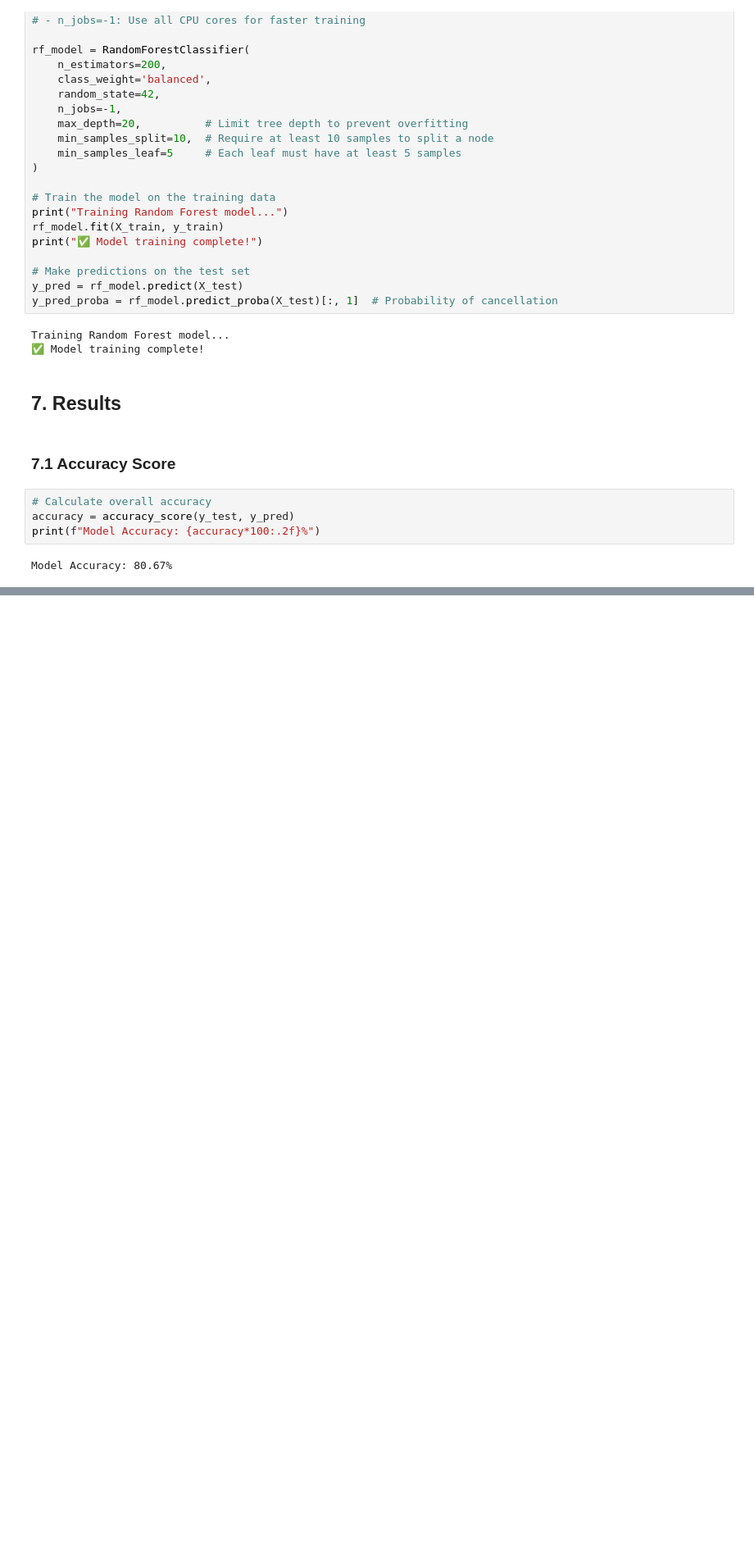
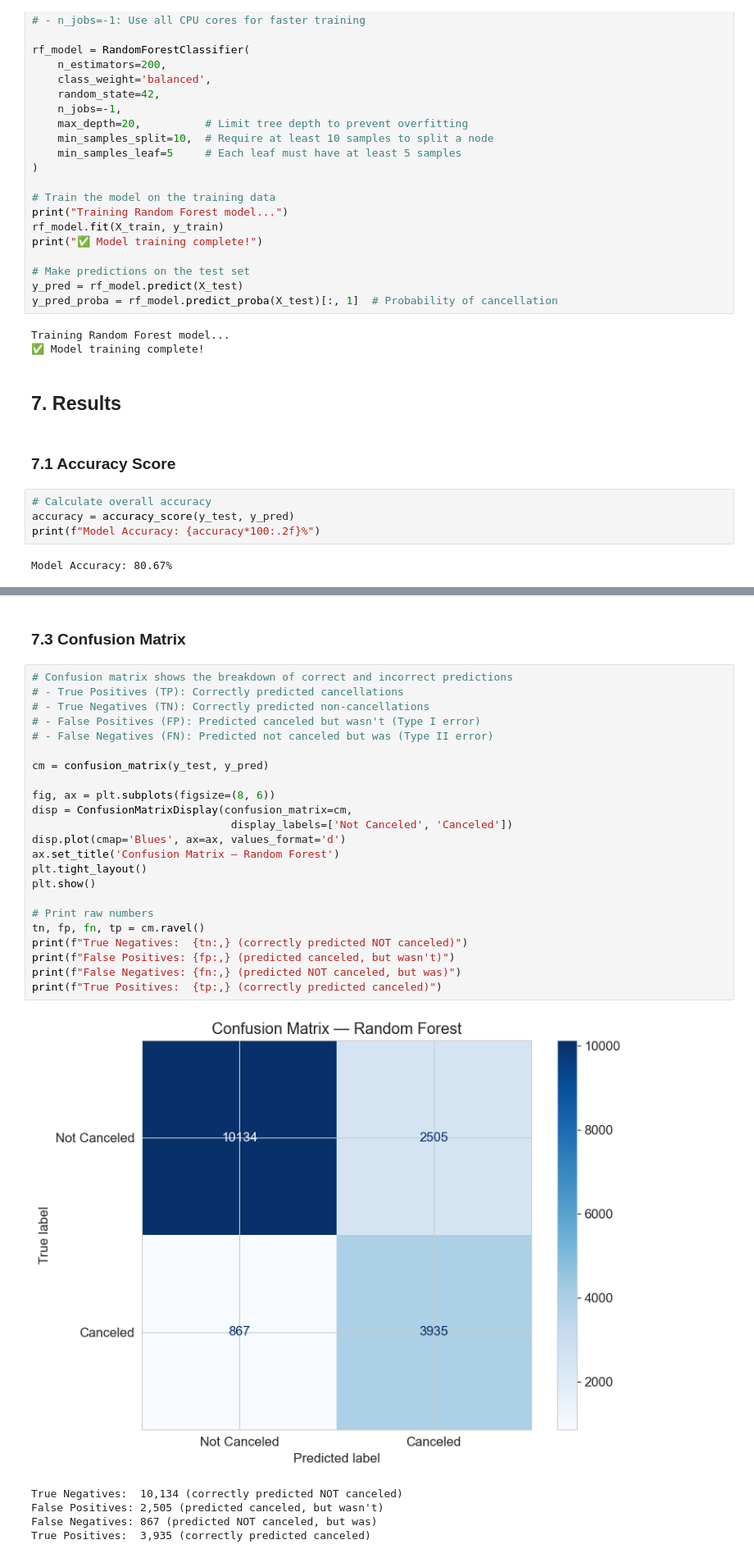
Before and after one commit to elladeniya-dev/ML-Predictive-Analysis, a Jupyter notebook: RandomForest.ipynb, the cells around one changed output, grey strips where cells are left out. Shown at 82% size. Cells and saved outputs as stored; diff of their text form; blank space fills up the shorter version.

```diff
--- a/RandomForest.ipynb
+++ b/RandomForest.ipynb
@@ -630,0 +654,31 @@ Model Accuracy: 80.67%
+# %% [markdown]
+### 7.3 Confusion Matrix
+# %%
+# Confusion matrix shows the breakdown of correct and incorrect predictions
+# - True Positives (TP): Correctly predicted cancellations
+# - True Negatives (TN): Correctly predicted non-cancellations
+# - False Positives (FP): Predicted canceled but wasn't (Type I error)
+# - False Negatives (FN): Predicted not canceled but was (Type II error)
+
+cm = confusion_matrix(y_test, y_pred)
+
+fig, ax = plt.subplots(figsize=(8, 6))
+disp = ConfusionMatrixDisplay(confusion_matrix=cm,
+                               display_labels=['Not Canceled', 'Canceled'])
+disp.plot(cmap='Blues', ax=ax, values_format='d')
+ax.set_title('Confusion Matrix — Random Forest')
+plt.tight_layout()
+plt.show()
+
+# Print raw numbers
+tn, fp, fn, tp = cm.ravel()
+print(f"True Negatives:  {tn:,} (correctly predicted NOT canceled)")
+print(f"False Positives: {fp:,} (predicted canceled, but wasn't)")
+print(f"False Negatives: {fn:,} (predicted NOT canceled, but was)")
+print(f"True Positives:  {tp:,} (correctly predicted canceled)")
+# %% [output]
+[figure, added]
+True Negatives:  10,134 (correctly predicted NOT canceled)
+False Positives: 2,505 (predicted canceled, but wasn't)
+False Negatives: 867 (predicted NOT canceled, but was)
+True Positives:  3,935 (correctly predicted canceled)
```
Also changed, not shown: parts of 6 cells of this notebook.
